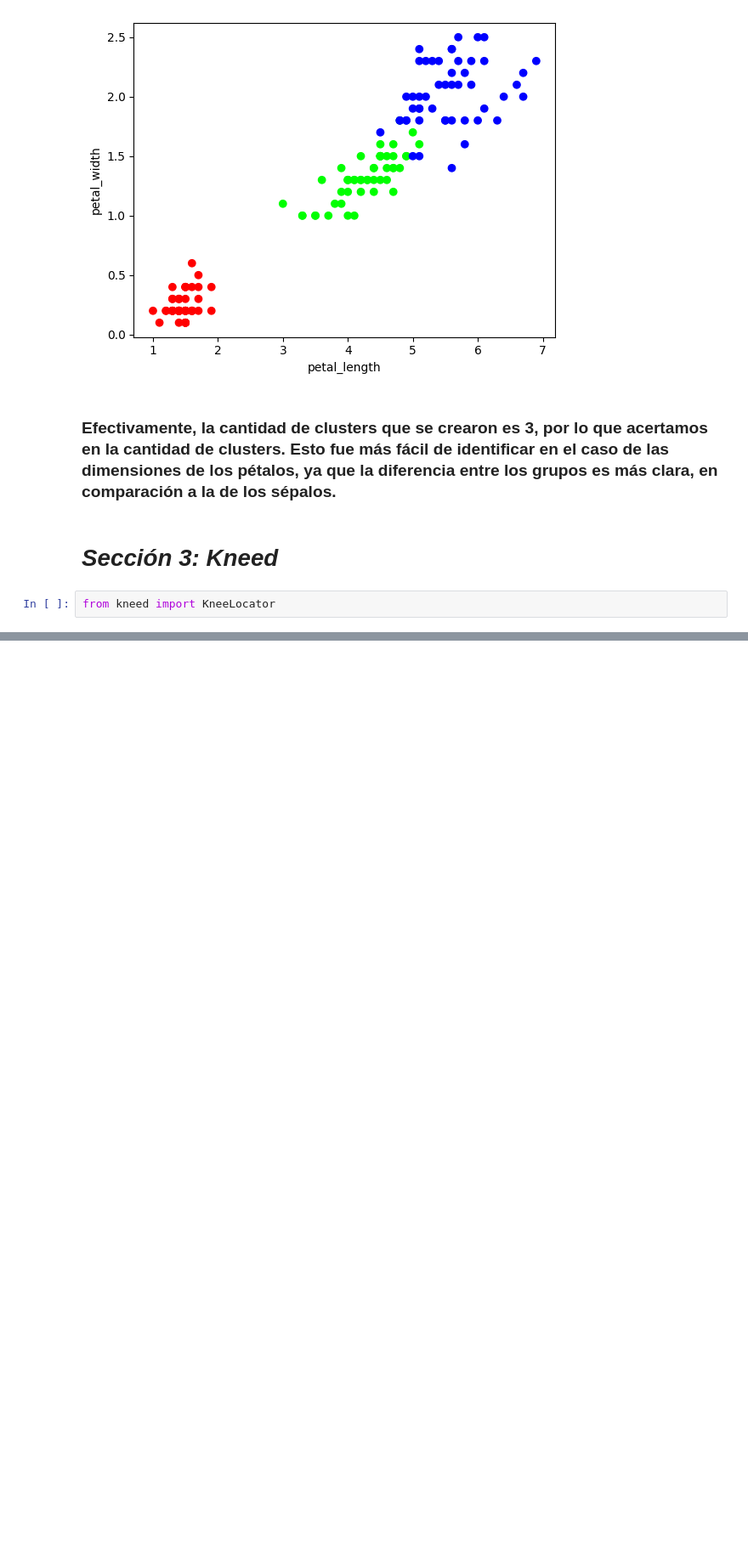
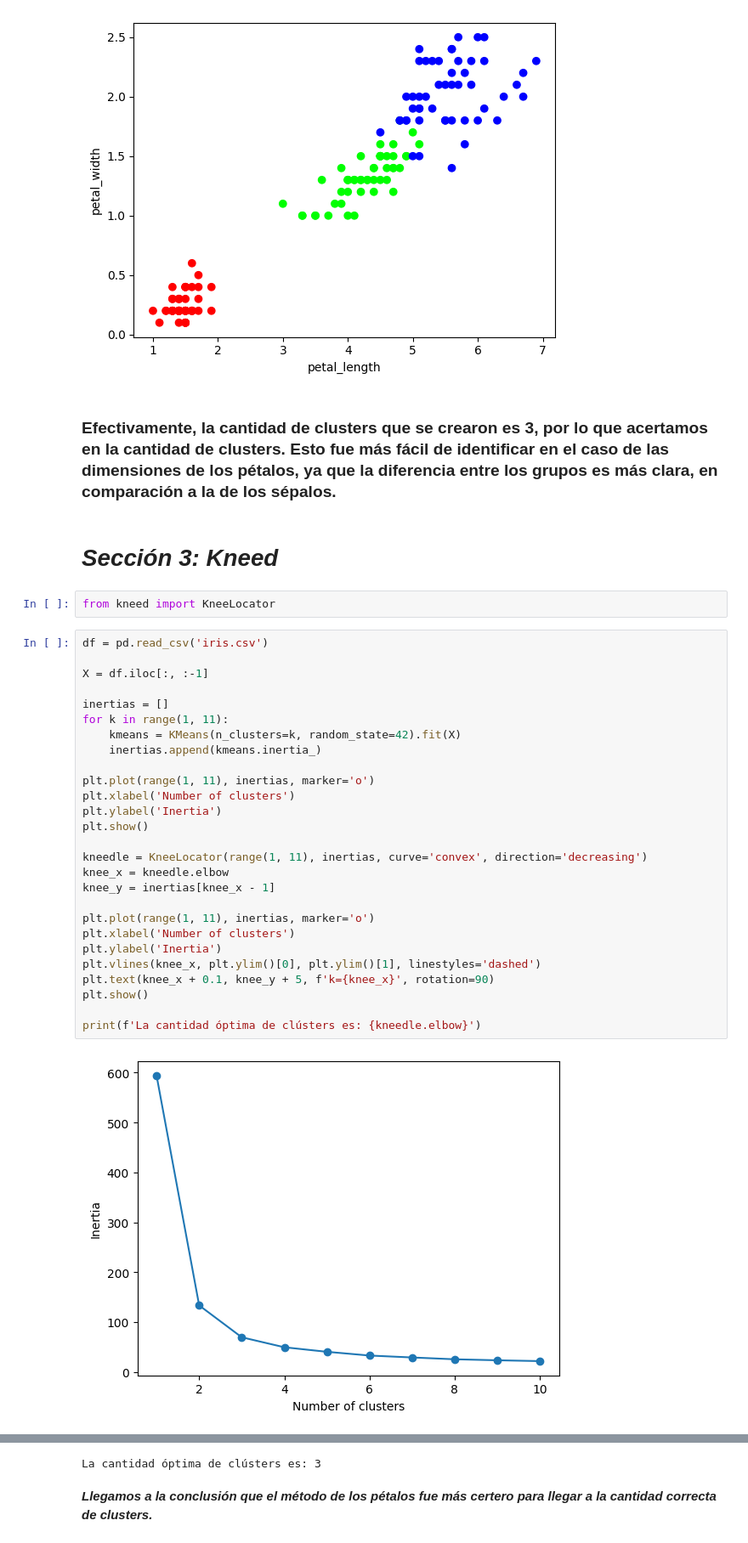
Before and after one commit to DiegoPerdomo0805/ht4, a Jupyter notebook: lab4.ipynb, the cells around one changed output, grey strips where cells are left out. Shown: that part at 85% size. Cells and saved outputs as stored; diff of their text form; blank space fills up the shorter version.

```diff
--- a/lab4.ipynb
+++ b/lab4.ipynb
@@ -245,3 +245,32 @@ plt.show()
 # ***Sección 3: Kneed***
 # %%
 from kneed import KneeLocator
+# %%
+df = pd.read_csv('iris.csv')
+
+X = df.iloc[:, :-1]
+
+inertias = []
+for k in range(1, 11):
+    kmeans = KMeans(n_clusters=k, random_state=42).fit(X)
+    inertias.append(kmeans.inertia_)
+
+plt.plot(range(1, 11), inertias, marker='o')
+plt.xlabel('Number of clusters')
+plt.ylabel('Inertia')
+plt.show()
+
+kneedle = KneeLocator(range(1, 11), inertias, curve='convex', direction='decreasing')
+knee_x = kneedle.elbow
+knee_y = inertias[knee_x - 1]
+
+plt.plot(range(1, 11), inertias, marker='o')
+plt.xlabel('Number of clusters')
+plt.ylabel('Inertia')
+plt.vlines(knee_x, plt.ylim()[0], plt.ylim()[1], linestyles='dashed')
+plt.text(knee_x + 0.1, knee_y + 5, f'k={knee_x}', rotation=90)
+plt.show()
+
+print(f'La cantidad óptima de clústers es: {kneedle.elbow}')
+# %% [output]
+[figure, added]
@@ -247,0 +278,3 @@ from kneed import KneeLocator
+La cantidad óptima de clústers es: 3
+# %% [markdown]
+***Llegamos a la conclusión que el método de los pétalos fue más certero para llegar a la cantidad correcta de clusters.***
```
Also changed, not shown: parts of 1 cell of this notebook.
